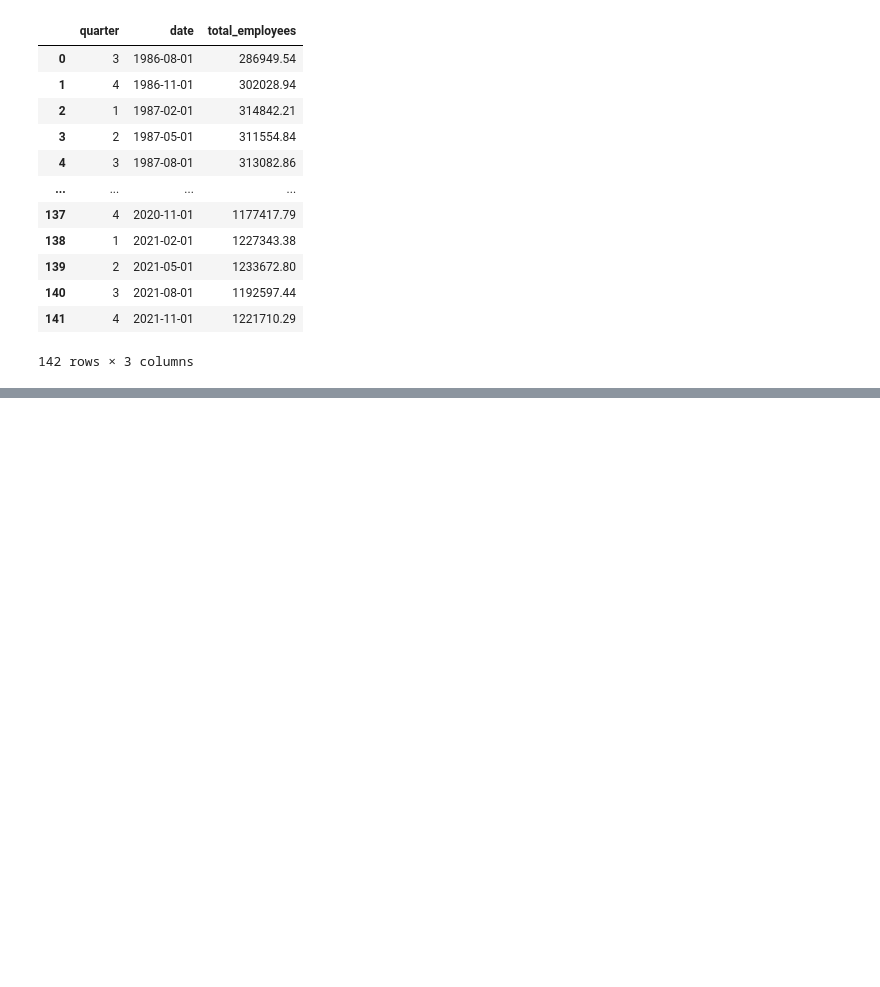
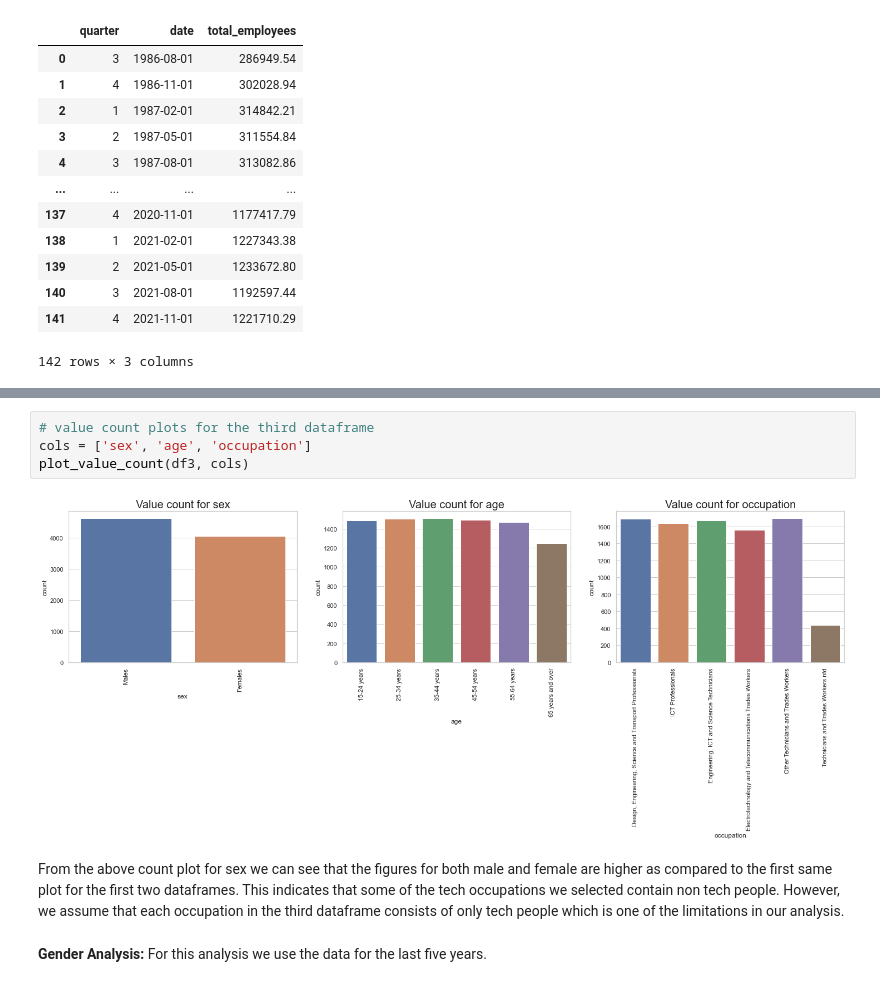
Before and after one commit to Gooner12/tca_sample_test, a Jupyter notebook: Analysis.ipynb, the cells around one changed output, grey strips where cells are left out. Drawn from its saved outputs; the diff is of its cells as text; blank space fills up the shorter version.

```diff
--- a/Analysis.ipynb
+++ b/Analysis.ipynb
@@ -567,0 +420,10 @@ https://www.abs.gov.au/statistics/labour/employment-and-unemployment/labour-forc
+# %%
+# value count plots for the third dataframe
+cols = ['sex', 'age', 'occupation']
+plot_value_count(df3, cols)
+# %% [output]
+[figure, added]
+# %% [markdown]
+From the above count plot for sex we can see that the figures for both male and female are higher as compared to the first same plot for the first two dataframes. This indicates that some of the tech occupations we selected contain non tech people. However, we assume that each occupation in the third dataframe consists of only tech people which is one of the limitations in our analysis.
+# %% [markdown]
+**Gender Analysis:** For this analysis we use the data for the last five years.
```
Also changed, not shown: parts of 75 cells of this notebook.
